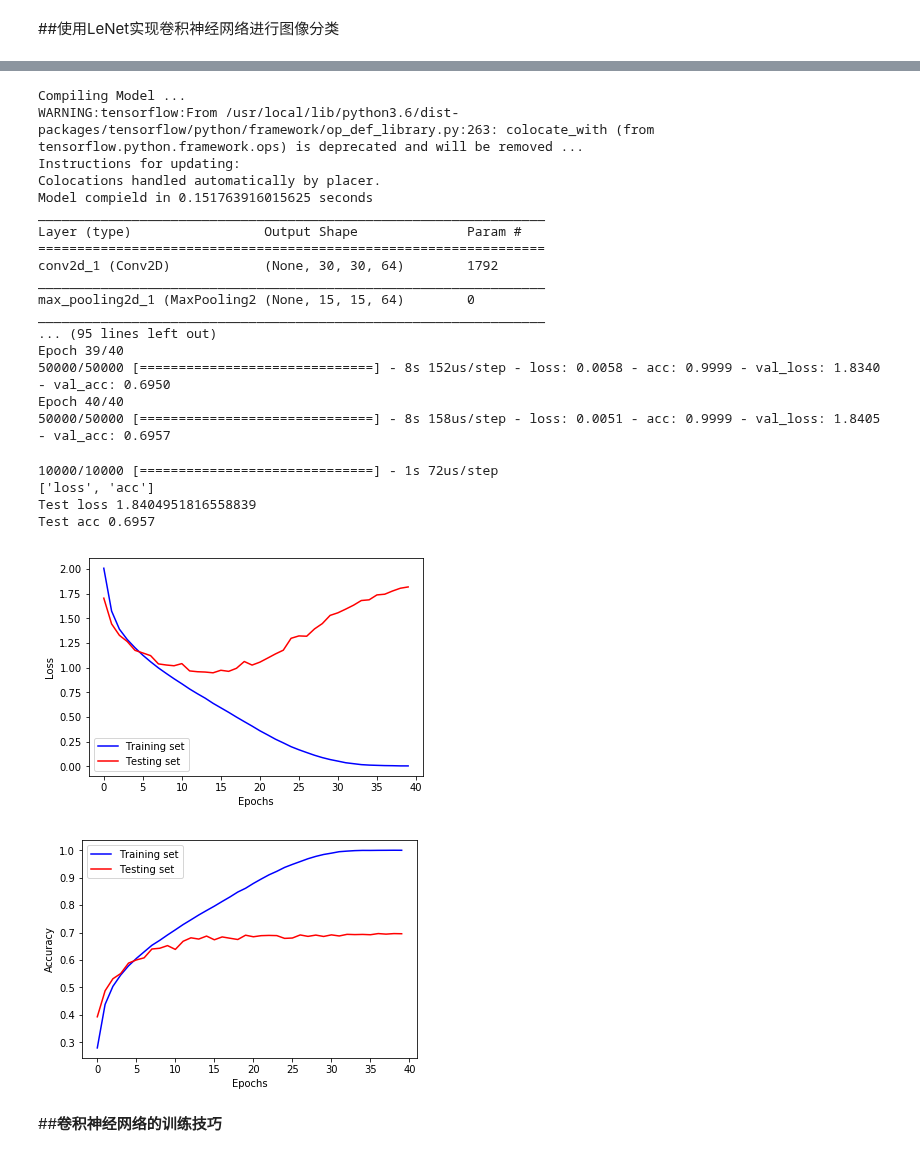
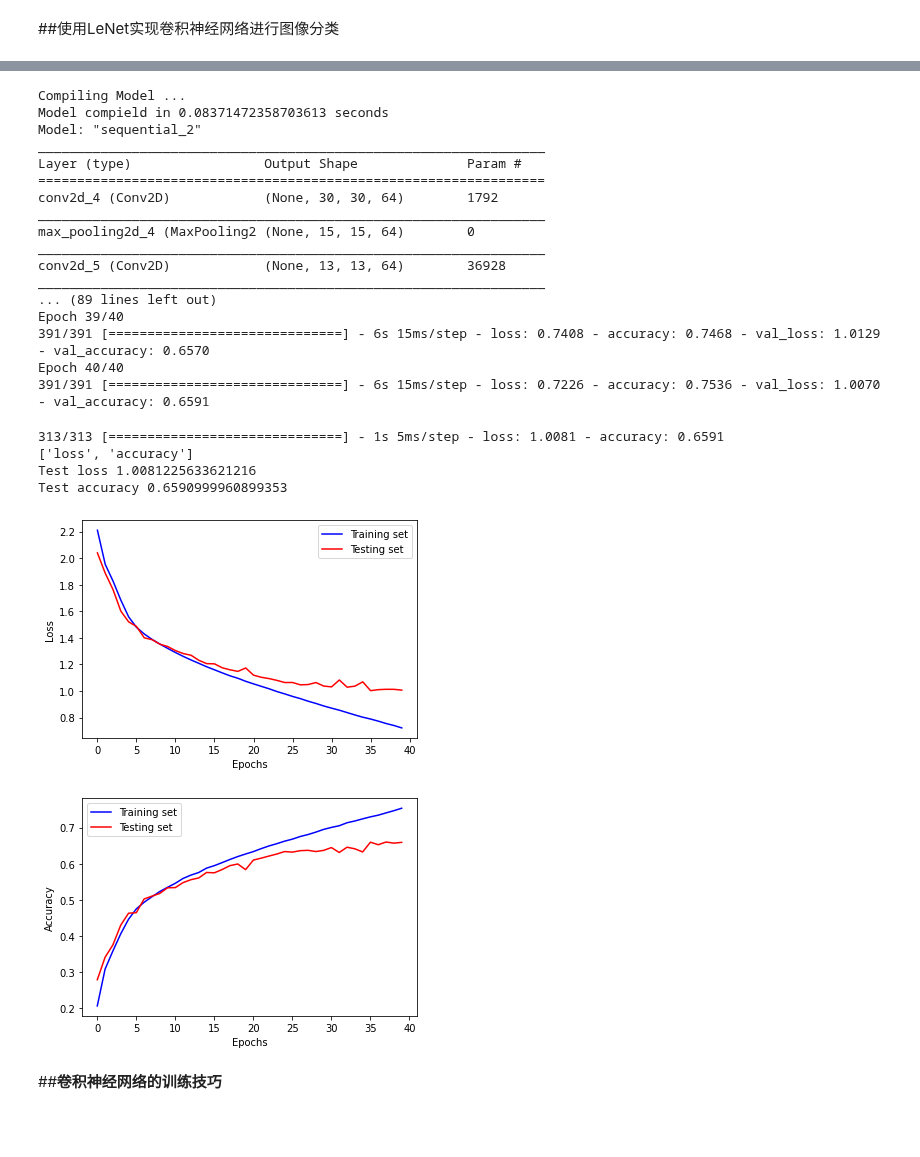
Before and after one commit to deepintomlf/mlfbook, a Jupyter notebook: Chapter5_NeuralNetwork/卷积神经网络.ipynb, the cells around one changed output, grey strips where cells are left out. Saved outputs shown, nothing was run; the diff lists cells and outputs as text; code cells hidden in the pictures; blank space fills up the shorter version.

Commit message:
modify the plotting function

```diff
--- a/Chapter5_NeuralNetwork/卷积神经网络.ipynb
+++ b/Chapter5_NeuralNetwork/卷积神经网络.ipynb
@@ -89,9 +89,9 @@ Downloading data from https://www.cs.toronto.edu/~kriz/cifar-10-python.tar.gz
 
 ![alt text](https://docs.google.com/uc?export=download&id=175hXfs1m6v3e3NRVoKN7b51aSxe06xNA)
 # %%
-from keras.models import Sequential
-from keras.layers import Dense, Flatten, Conv2D, MaxPooling2D
-from keras.optimizers import SGD
+from tensorflow.keras.models import Sequential
+from tensorflow.keras.layers import Dense, Flatten, Conv2D, MaxPooling2D
+from tensorflow.keras.optimizers import SGD
 import time
 
 def Lenet_Model_BaseLine(n_hidden_neurons):
@@ -117,59 +117,52 @@ Lenet_Model = Lenet_Model_BaseLine(n_hidden_neurons=64)
 
 # 查看LeNet的模型参数
 print(Lenet_Model.summary())
-hist_Lenet_Model = Lenet_Model.fit(x_train, y_train, epochs=40, validation_data=(x_test, y_test), verbose=1)
+batch_size =128
+hist_Lenet_Model = Lenet_Model.fit(x_train, y_train, epochs=40, batch_size = 128, validation_data=(x_test, y_test), verbose=1)
 # %% [output]
 Compiling Model ...
-WARNING:tensorflow:From /usr/local/lib/python3.6/dist-packages/tensorflow/python/framework/op_def_library.py:263: colocate_with (from tensorflow.python.framework.ops) is deprecated and will be removed ...
-Instructions for updating:
-Colocations handled automatically by placer.
-Model compield in 0.151763916015625 seconds
+Model compield in 0.08371472358703613 seconds
+Model: "sequential_2"
 _________________________________________________________________
 Layer (type)                 Output Shape              Param #
 =================================================================
-conv2d_1 (Conv2D)            (None, 30, 30, 64)        1792
+conv2d_4 (Conv2D)            (None, 30, 30, 64)        1792
 _________________________________________________________________
-max_pooling2d_1 (MaxPooling2 (None, 15, 15, 64)        0
+max_pooling2d_4 (MaxPooling2 (None, 15, 15, 64)        0
 _________________________________________________________________
-... (95 lines left out)
+conv2d_5 (Conv2D)            (None, 13, 13, 64)        36928
+_________________________________________________________________
+... (89 lines left out)
 Epoch 39/40
-50000/50000 [==============================] - 8s 152us/step - loss: 0.0058 - acc: 0.9999 - val_loss: 1.8340 - val_acc: 0.6950
+391/391 [==============================] - 6s 15ms/step - loss: 0.7408 - accuracy: 0.7468 - val_loss: 1.0129 - val_accuracy: 0.6570
 Epoch 40/40
-50000/50000 [==============================] - 8s 158us/step - loss: 0.0051 - acc: 0.9999 - val_loss: 1.8405 - val_acc: 0.6957
+391/391 [==============================] - 6s 15ms/step - loss: 0.7226 - accuracy: 0.7536 - val_loss: 1.0070 - val_accuracy: 0.6591
 # %%
 score = Lenet_Model.evaluate(x_test, y_test)
 print(Lenet_Model.metrics_names)
 print('Test ' + Lenet_Model.metrics_names[0] , score[0])
 print('Test '+ Lenet_Model.metrics_names[1] , score[1])
 # %% [output]
-10000/10000 [==============================] - 1s 72us/step
-['loss', 'acc']
-Test loss 1.8404951816558839
-Test acc 0.6957
+313/313 [==============================] - 1s 5ms/step - loss: 1.0081 - accuracy: 0.6591
+['loss', 'accuracy']
+Test loss 1.0081225633621216
+Test accuracy 0.6590999960899353
 # %%
 from matplotlib import pyplot as plt
 
-def plot_hist_loss(hist):
-  plt.figure()
-  plt.plot(hist.history['loss'], 'b', linewidth=1.5)
-  plt.plot(hist.history['val_loss'], 'r', linewidth=1.5)
-  plt.legend(['Training set','Testing set'])
-  plt.xlabel('Epochs')
-  plt.ylabel('Loss')
-
-def plot_hist_accuracy(hist):
-  plt.figure()
-  plt.plot(hist.history['acc'], 'b', linewidth = 1.5)
-  plt.plot(hist.history['val_acc'], 'r', linewidth = 1.5)
-  plt.legend(['Training set','Testing set'])
-  plt.xlabel('Epochs')
-  plt.ylabel('Accuracy')
+def plot_hist(hist):
+  for var in Lenet_Model.metrics_names:
+    plt.figure()
+    plt.plot(hist.history[var], 'b', linewidth=1.5)
+    plt.plot(hist.history['val_'+var], 'r', linewidth=1.5)
+    plt.legend(['Training set','Testing set'])
+    plt.xlabel('Epochs')
+    plt.ylabel(var[0].upper()+var[1:])
-# %%
-plot_hist_loss(hist_Lenet_Model)
-plot_hist_accuracy(hist_Lenet_Model)
-# %% [output]
-[figure, removed]
-[figure, removed]
+# %%
+plot_hist(hist_Lenet_Model)
+# %% [output]
+[figure, added]
+[figure, added]
 # %% [markdown]
 ##**卷积神经网络的训练技巧**
 # %% [markdown]
```
Also changed, not shown: parts of 10 cells of this notebook.
